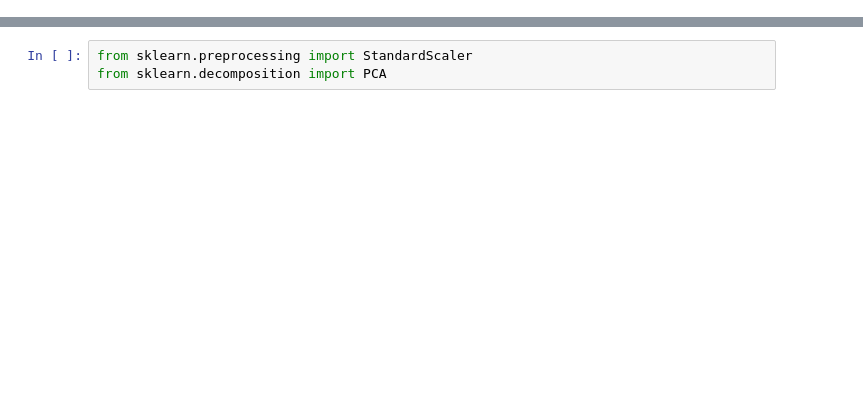
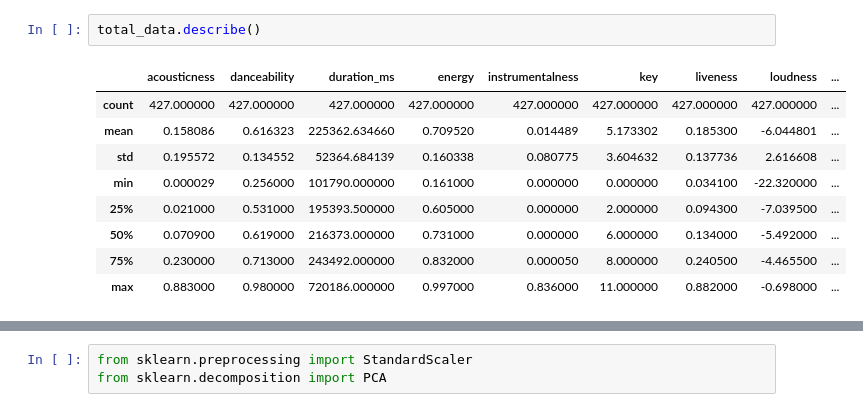
Before and after one commit to Jaseibert/Spotify_Song_Predictions, a Jupyter notebook: Notebook.ipynb, the cells around one changed output, grey strips where cells are left out. Cells and saved outputs as stored; diff of their text form; blank space fills up the shorter version.

```diff
--- a/Notebook.ipynb
+++ b/Notebook.ipynb
@@ -41,0 +33,12 @@ corr_metrics.style.background_gradient()
+# %%
+total_data.describe()
+# %% [output]
+|  | acousticness | danceability | duration_ms | energy | instrumentalness | key | liveness | loudness | ... |
+| count | 427.000000 | 427.000000 | 427.000000 | 427.000000 | 427.000000 | 427.000000 | 427.000000 | 427.000000 | ... |
+| mean | 0.158086 | 0.616323 | 225362.634660 | 0.709520 | 0.014489 | 5.173302 | 0.185300 | -6.044801 | ... |
+| std | 0.195572 | 0.134552 | 52364.684139 | 0.160338 | 0.080775 | 3.604632 | 0.137736 | 2.616608 | ... |
+| min | 0.000029 | 0.256000 | 101790.000000 | 0.161000 | 0.000000 | 0.000000 | 0.034100 | -22.320000 | ... |
+| 25% | 0.021000 | 0.531000 | 195393.500000 | 0.605000 | 0.000000 | 2.000000 | 0.094300 | -7.039500 | ... |
+| 50% | 0.070900 | 0.619000 | 216373.000000 | 0.731000 | 0.000000 | 6.000000 | 0.134000 | -5.492000 | ... |
+| 75% | 0.230000 | 0.713000 | 243492.000000 | 0.832000 | 0.000050 | 8.000000 | 0.240500 | -4.465500 | ... |
+| max | 0.883000 | 0.980000 | 720186.000000 | 0.997000 | 0.836000 | 11.000000 | 0.882000 | -0.698000 | ... |
```
Also changed, not shown: parts of 28 cells of this notebook.
